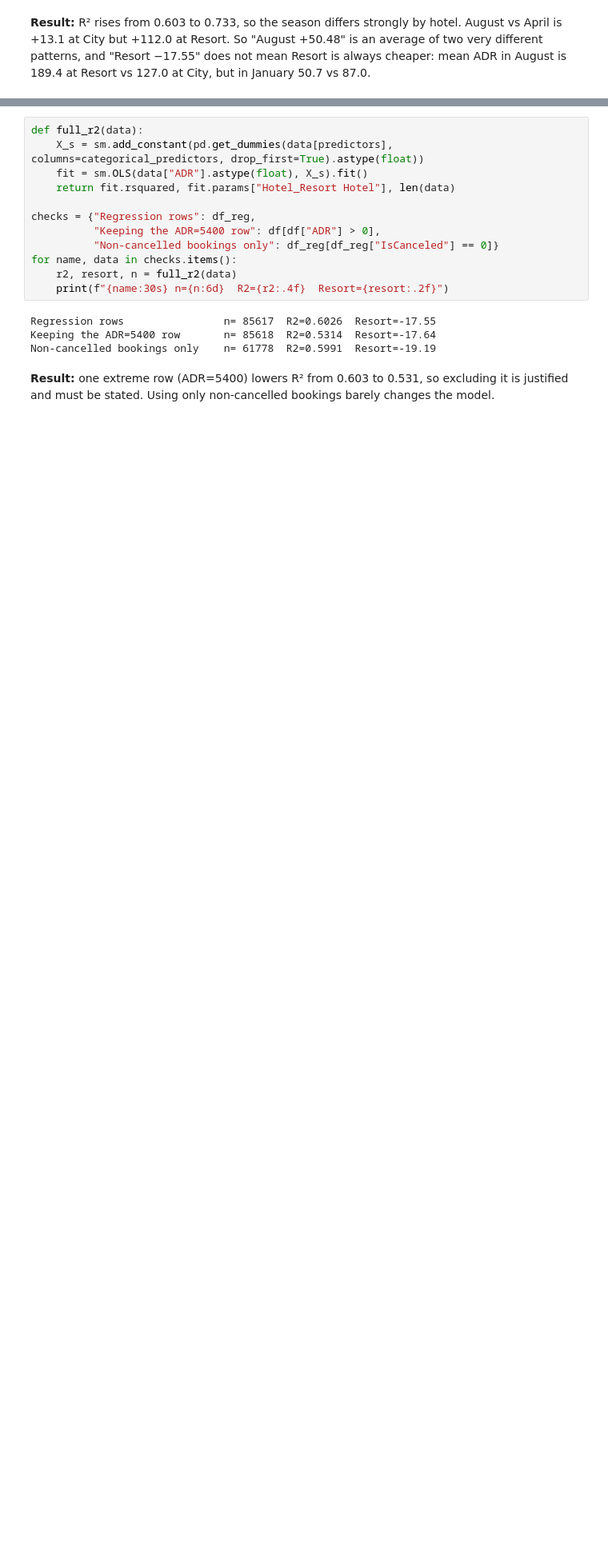
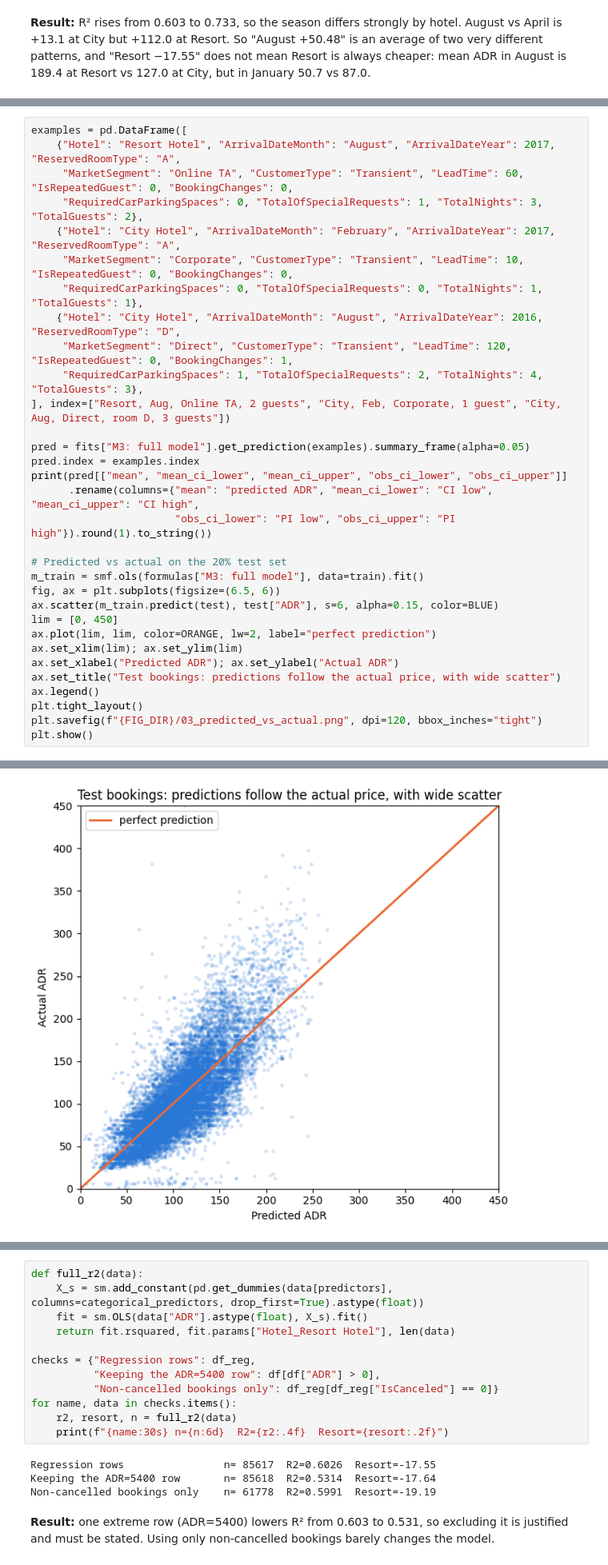
Before and after one commit to JahnaviSatish/BookingLens-Hotel-Booking-Behaviour, a Jupyter notebook: notebooks/03_inference_regression.ipynb, the cells around one changed output, grey strips where cells are left out. Shown at 80% size. Cells and saved outputs as stored; diff of their text form; blank space fills up the shorter version.

```diff
--- a/notebooks/03_inference_regression.ipynb
+++ b/notebooks/03_inference_regression.ipynb
@@ -643,0 +864,33 @@ City August effect, 95% CI:   [7.5, 18.6]
+# %%
+examples = pd.DataFrame([
+    {"Hotel": "Resort Hotel", "ArrivalDateMonth": "August", "ArrivalDateYear": 2017, "ReservedRoomType": "A",
+     "MarketSegment": "Online TA", "CustomerType": "Transient", "LeadTime": 60, "IsRepeatedGuest": 0, "BookingChanges": 0,
+     "RequiredCarParkingSpaces": 0, "TotalOfSpecialRequests": 1, "TotalNights": 3, "TotalGuests": 2},
+    {"Hotel": "City Hotel", "ArrivalDateMonth": "February", "ArrivalDateYear": 2017, "ReservedRoomType": "A",
+     "MarketSegment": "Corporate", "CustomerType": "Transient", "LeadTime": 10, "IsRepeatedGuest": 0, "BookingChanges": 0,
+     "RequiredCarParkingSpaces": 0, "TotalOfSpecialRequests": 0, "TotalNights": 1, "TotalGuests": 1},
+    {"Hotel": "City Hotel", "ArrivalDateMonth": "August", "ArrivalDateYear": 2016, "ReservedRoomType": "D",
+     "MarketSegment": "Direct", "CustomerType": "Transient", "LeadTime": 120, "IsRepeatedGuest": 0, "BookingChanges": 1,
+     "RequiredCarParkingSpaces": 1, "TotalOfSpecialRequests": 2, "TotalNights": 4, "TotalGuests": 3},
+], index=["Resort, Aug, Online TA, 2 guests", "City, Feb, Corporate, 1 guest", "City, Aug, Direct, room D, 3 guests"])
+
+pred = fits["M3: full model"].get_prediction(examples).summary_frame(alpha=0.05)
+pred.index = examples.index
+print(pred[["mean", "mean_ci_lower", "mean_ci_upper", "obs_ci_lower", "obs_ci_upper"]]
+      .rename(columns={"mean": "predicted ADR", "mean_ci_lower": "CI low", "mean_ci_upper": "CI high",
+                       "obs_ci_lower": "PI low", "obs_ci_upper": "PI high"}).round(1).to_string())
+
+# Predicted vs actual on the 20% test set
+m_train = smf.ols(formulas["M3: full model"], data=train).fit()
+fig, ax = plt.subplots(figsize=(6.5, 6))
+ax.scatter(m_train.predict(test), test["ADR"], s=6, alpha=0.15, color=BLUE)
+lim = [0, 450]
+ax.plot(lim, lim, color=ORANGE, lw=2, label="perfect prediction")
+ax.set_xlim(lim); ax.set_ylim(lim)
+ax.set_xlabel("Predicted ADR"); ax.set_ylabel("Actual ADR")
+ax.set_title("Test bookings: predictions follow the actual price, with wide scatter")
+ax.legend()
+plt.tight_layout()
+plt.savefig(f"{FIG_DIR}/03_predicted_vs_actual.png", dpi=120, bbox_inches="tight")
+plt.show()
+# %% [output]
@@ -643,0 +901 @@ City August effect, 95% CI:   [7.5, 18.6]
+[figure, added]
```
Also changed, not shown: parts of 26 cells of this notebook, 10 other files.
